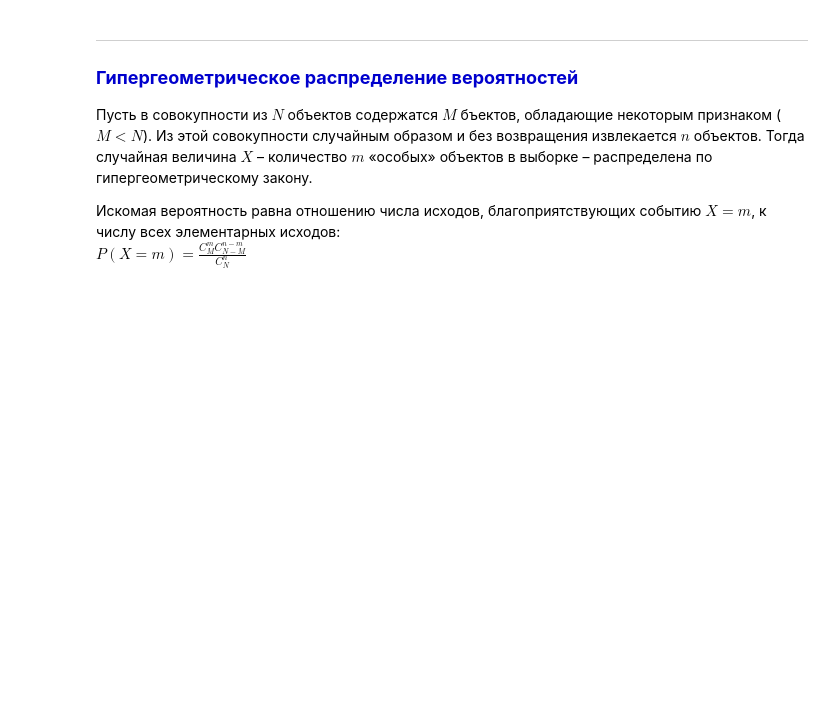
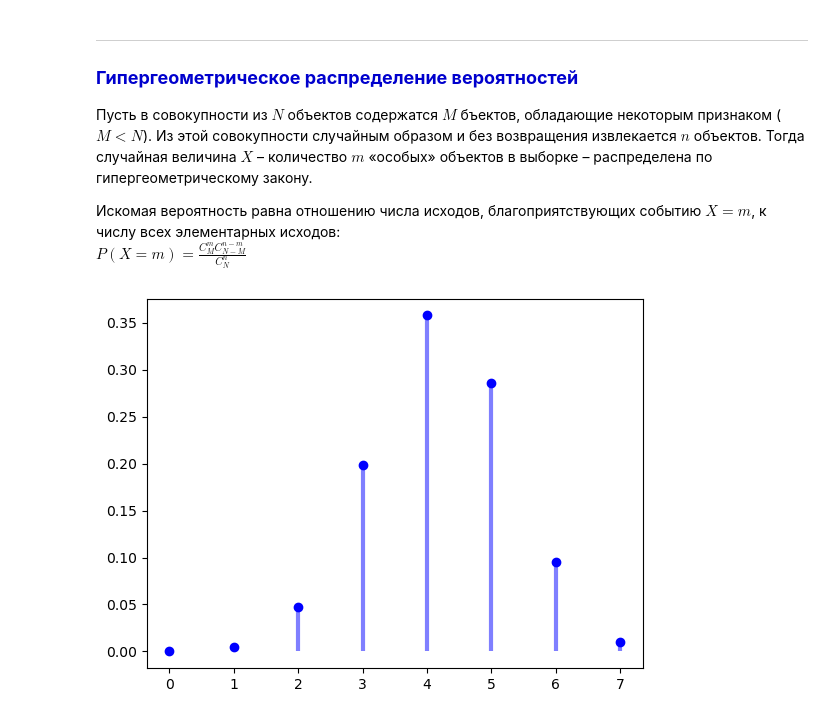
Before and after one commit to TanXmas/ProbabilityTheory_and_Statistics, a Jupyter notebook: PT_02_Random values. Discrete random value.ipynb, the cells around one changed output. Cells and saved outputs as stored; diff of their text form; code cells hidden in the pictures; blank space fills up the shorter version.

```diff
--- a/PT_02_Random values. Discrete random value.ipynb
+++ b/PT_02_Random values. Discrete random value.ipynb
@@ -238,3 +274,14 @@ ___
 
 Искомая вероятность равна отношению числа исходов, благоприятствующих событию $X=m$, к числу всех элементарных исходов: \
 $\displaystyle P(X=m) = \frac{C_M^m C_{N-M}^{n-m}}{C_N^n}$
+# %%
+M, n, N = 20, 7, 12
+rv = stats.hypergeom(M, n, N)
+
+x = np.arange(0, n+1)
+pmf_dogs = rv.pmf(x)
+
+plt.plot(x, pmf_dogs, 'bo', ms=6)
+plt.vlines(x, 0, pmf_dogs, colors='b', lw=3, alpha=0.5);
+# %% [output]
+[figure, added]
```
Also changed, not shown: parts of 6 cells of this notebook.
